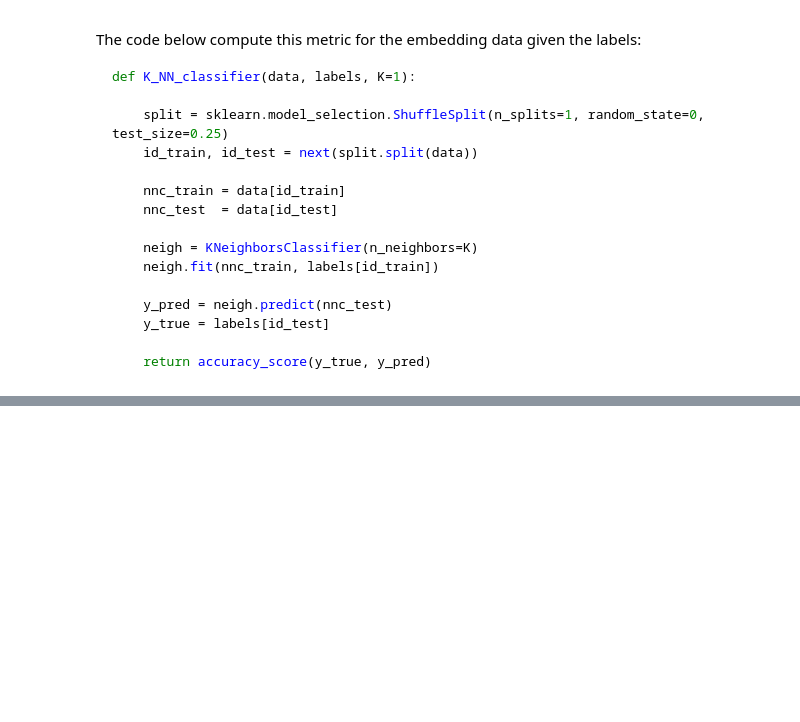
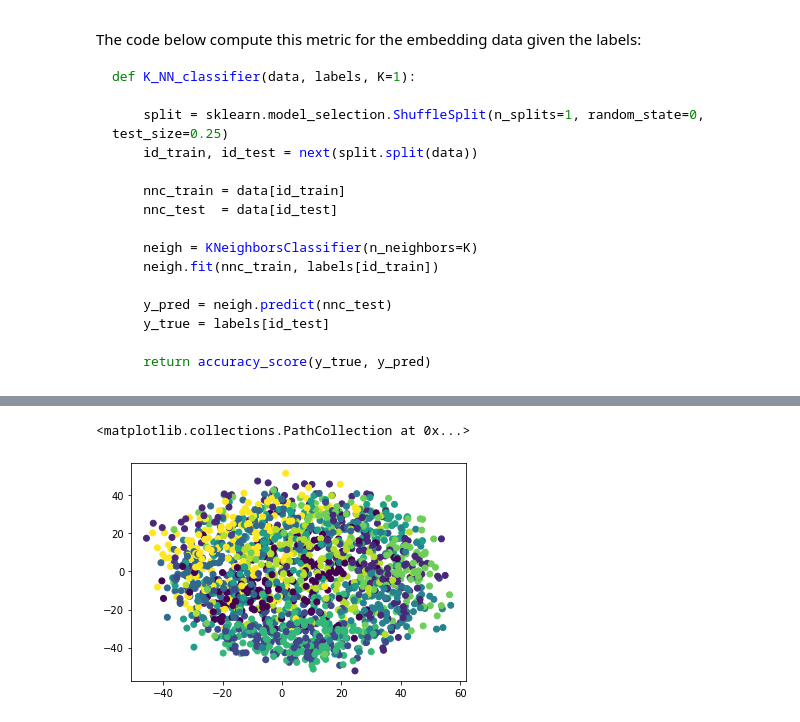
Before and after one commit to toinsson/raviz, a Jupyter notebook: experiment_0.ipynb, the cells around one changed output, grey strips where cells are left out. Saved outputs shown, nothing was run; the diff lists cells and outputs as text; code cells hidden in the pictures; blank space fills up the shorter version.

```diff
--- a/experiment_0.ipynb
+++ b/experiment_0.ipynb
@@ -261,0 +294,4 @@ for i in aff._PerplexityBasedNN__distances[np.random.randint(0, X_train.shape[0]
+# %%
+%%time
+pivot_layout = fl.Pivot(X_train)
+pivot_layout.spring_layout()
@@ -261,0 +301,8 @@ for i in aff._PerplexityBasedNN__distances[np.random.randint(0, X_train.shape[0]
+# %%
+pivot_layout_pos = pivot_layout.get_positions()
+# %%
+fig, ax = plt.subplots()
+ax.scatter(pivot_layout_pos[:,0], pivot_layout_pos[:,1], c=y_train, rasterized=True)
+# %% [output]
+<matplotlib.collections.PathCollection at 0x...>
+[figure, added]
```
Also changed, not shown: parts of 36 cells of this notebook, 6 other files.
